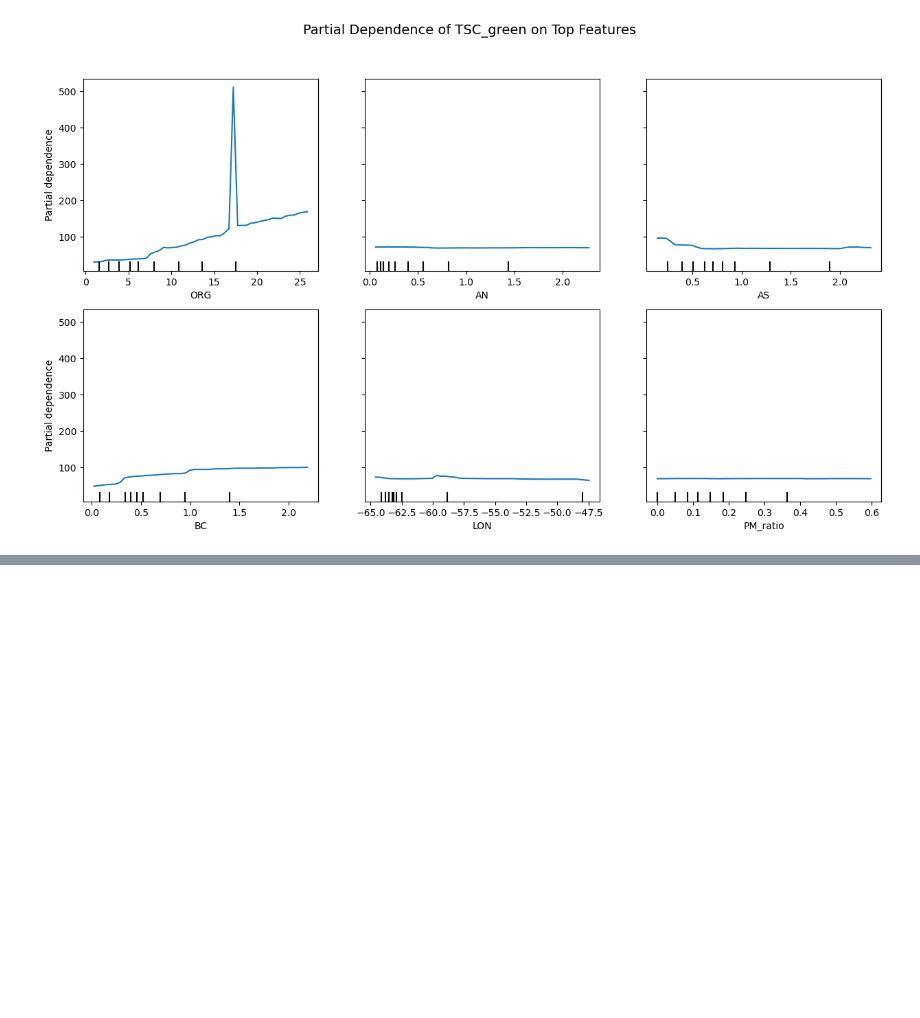
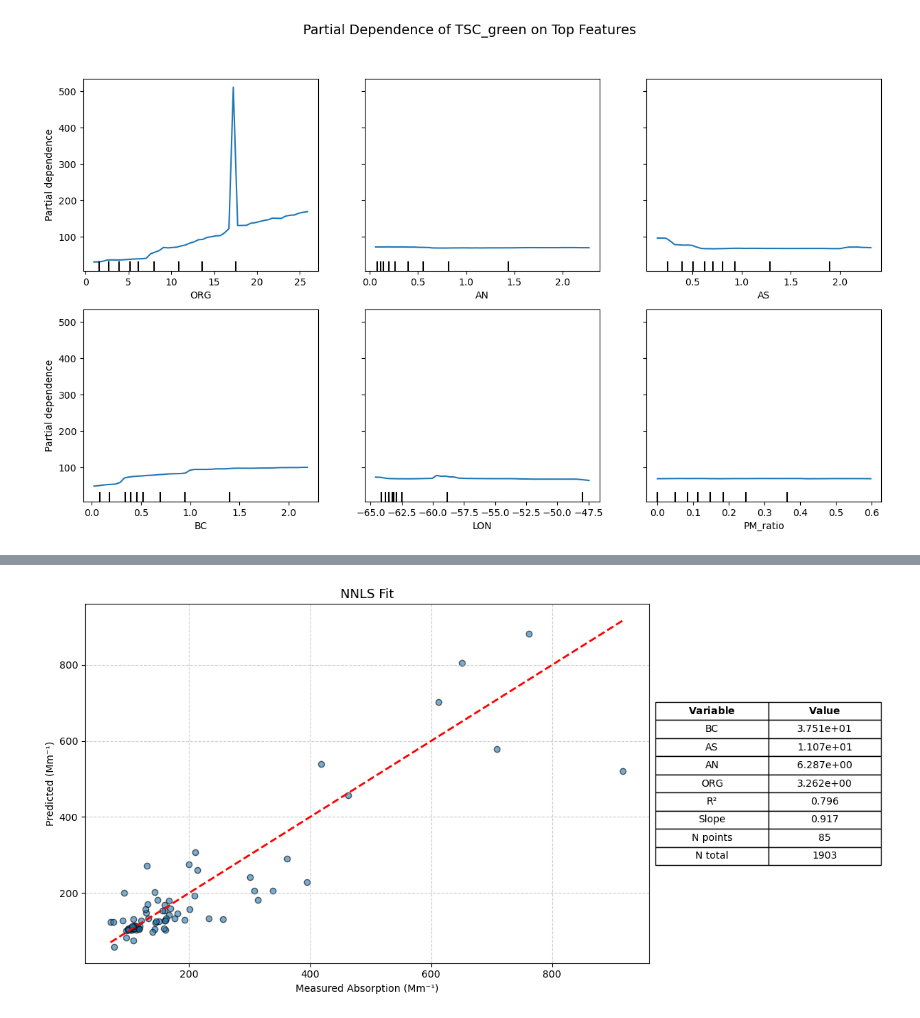
Before and after one commit to thiago-vg/SAMBBA-data-analysis, a Jupyter notebook: Scripts/Multi_linear_analysis/MLR_robust_analysis_v3.ipynb, the cells around one changed output, grey strips where cells are left out. Saved outputs shown, nothing was run; the diff lists cells and outputs as text; code cells hidden in the pictures; blank space fills up the shorter version.

```diff
--- a/Scripts/Multi_linear_analysis/MLR_robust_analysis_v3.ipynb
+++ b/Scripts/Multi_linear_analysis/MLR_robust_analysis_v3.ipynb
@@ -2425,0 +2502,50 @@ PDP linear-fit slopes (effect on predicted TSC_green per unit of feature):
+# %%
+# --- Prepare data
+df_reg = df_filtered_flight_co_as.replace([np.inf, -np.inf], np.nan).dropna()
+
+X = df_reg[['BC', 'AS', 'AN', 'ORG']].values
+y = df_reg['TSC_green'].values * 1e6  # convert to Mm⁻¹
+
+# --- NNLS regression (non-negative, no weights)
+coeffs_nnls, _ = nnls(X, y)
+y_pred_nnls = X @ coeffs_nnls
+r2_nnls = r2_score(y, y_pred_nnls)
+slope_nnls = np.sum(y * y_pred_nnls) / np.sum(y * y)
+
+# --- Plot comparison with summary table on the right
+fig, (ax_scatter, ax_table) = plt.subplots(1, 2, figsize=(12, 6), gridspec_kw={'width_ratios': [3, 1]})
+
+# === Scatter plot ===
+ax_scatter.scatter(y, y_pred_nnls, alpha=0.6, color='tab:blue', edgecolor='black')
+ax_scatter.plot([y.min(), y.max()], [y.min(), y.max()], 'r--', lw=2)
+ax_scatter.set_xlabel("Measured Absorption (Mm⁻¹)")
+ax_scatter.set_ylabel("Predicted (Mm⁻¹)")
+ax_scatter.set_title("NNLS Fit", fontsize=13)
+ax_scatter.grid(True, ls='--', alpha=0.6)
+
+# === Table with results ===
+ax_table.axis("off")
+
+# Build results DataFrame
+results_df = pd.DataFrame({
+    "Variable": ['BC', 'AS', 'AN', 'ORG', 'R²', 'Slope', 'N points', 'N total'],
+    "Value": [f"{c:.3e}" for c in coeffs_nnls] +
+             [f"{r2_nnls:.3f}", f"{slope_nnls:.3f}", len(df_reg), len(df_all)]
+})
+
+# Render table in axis
+table = ax_table.table(
+    cellText=results_df.values,
+    colLabels=[r"$\bf{Variable}$", r"$\bf{Value}$"],
+    cellLoc="center",
+    loc="center"
+)
+
+table.auto_set_font_size(False)
+table.set_fontsize(10)
+table.scale(1.2, 1.4)
+
+plt.tight_layout()
+plt.savefig('NNLS_MLR_filter_flight_742_CO_AS.png', bbox_inches='tight', dpi=300)
+# %% [output]
+[figure, added]
```
Also changed, not shown: parts of 18 cells of this notebook, 1 other file.
